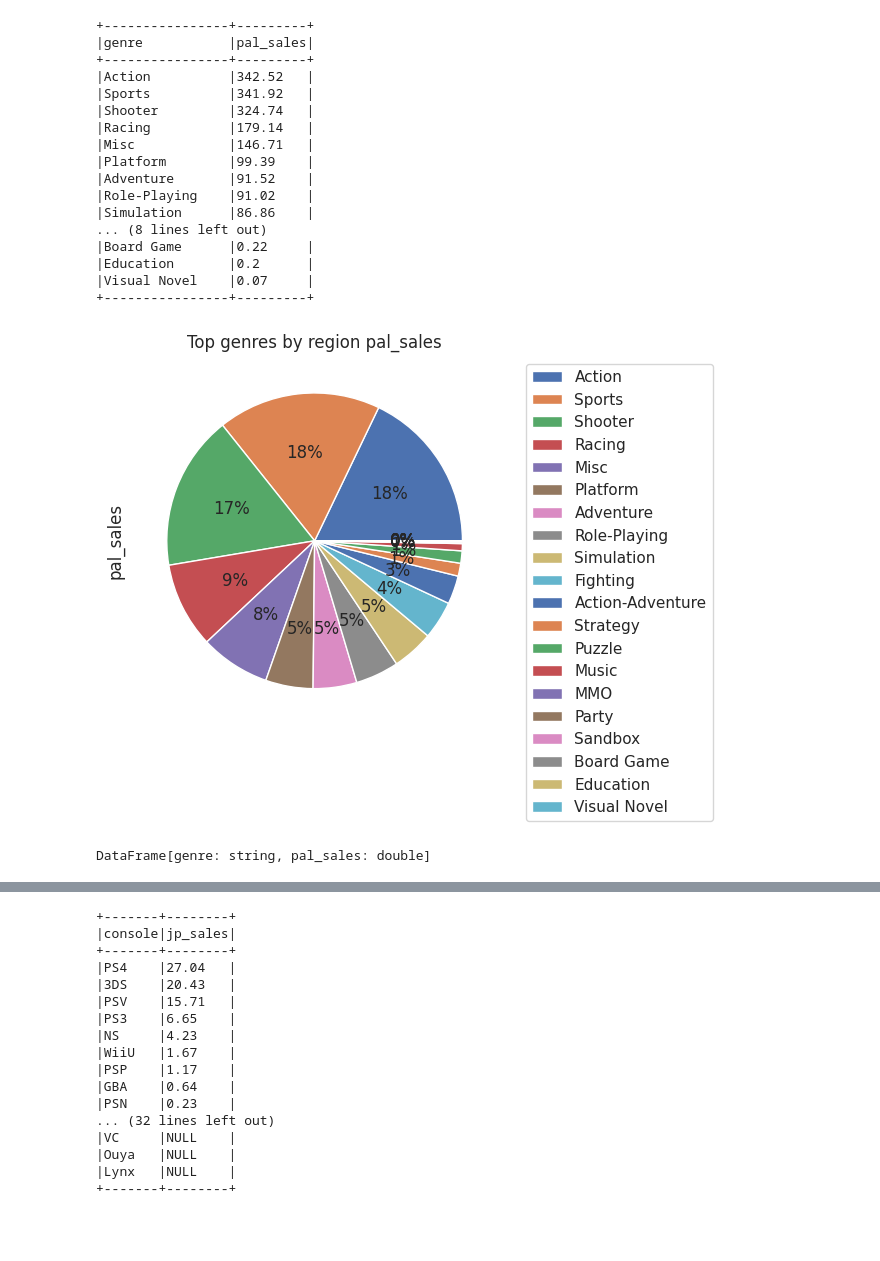
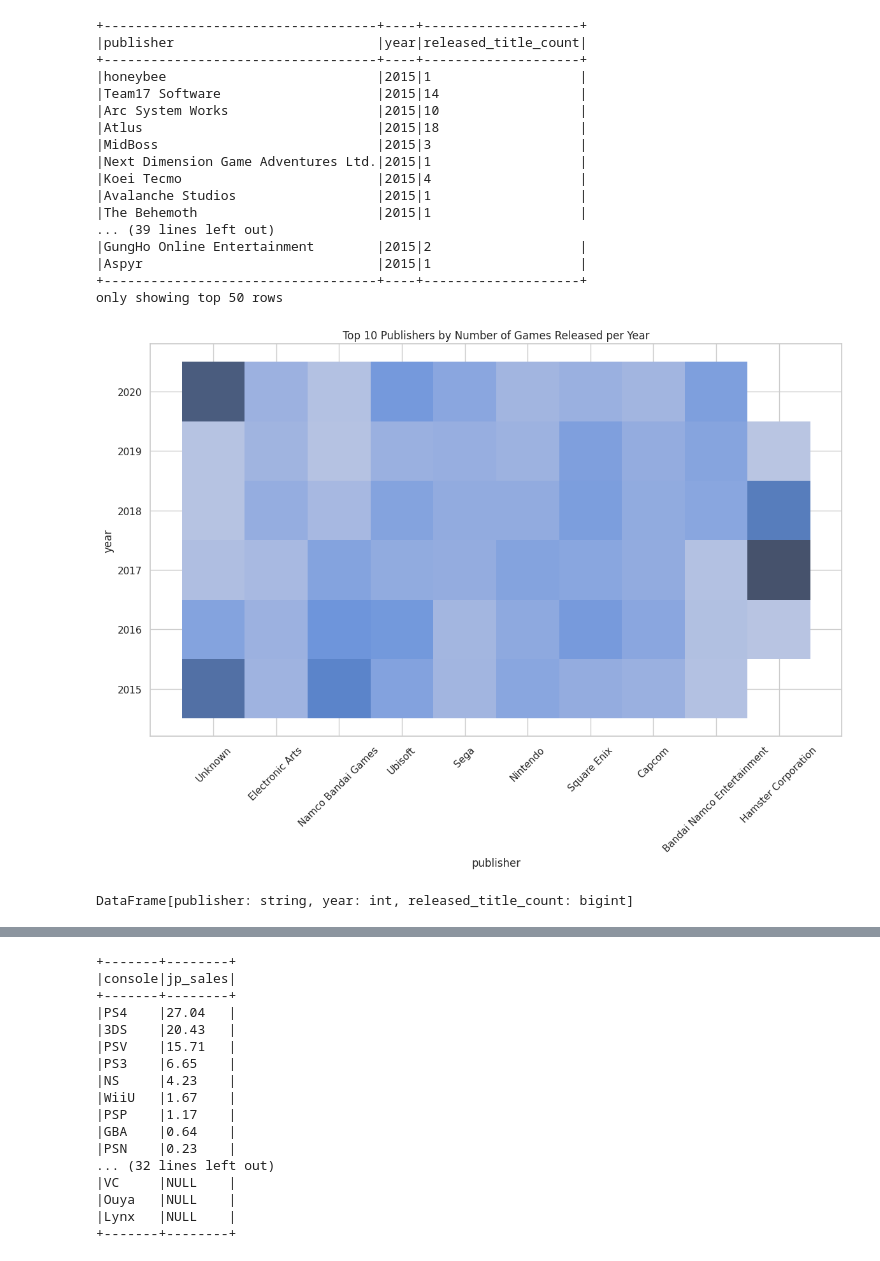
Before and after one commit to Pr0gger1/game-sales-analyzer, a Jupyter notebook: app.ipynb, the cells around one changed output, grey strips where cells are left out. Cells and saved outputs as stored; diff of their text form; code cells hidden in the pictures; blank space fills up the shorter version.

Commit message:
удалена функция сохранения графиков как изображение; добавлена функция топ 10 издателей по кол-ву выпущенных игр за год;

```diff
--- a/app.ipynb
+++ b/app.ipynb
@@ -86,22 +41,23 @@ Correlation between critic_score and total_sales: 0.3696868028666367
-# %%
-genres.get_popular_genres_by_region(df, "pal_sales")
-# %% [output]
-+----------------+---------+
-|genre           |pal_sales|
-+----------------+---------+
-|Action          |342.52   |
-|Sports          |341.92   |
-|Shooter         |324.74   |
-|Racing          |179.14   |
-|Misc            |146.71   |
-|Platform        |99.39    |
-|Adventure       |91.52    |
-|Role-Playing    |91.02    |
-|Simulation      |86.86    |
-... (8 lines left out)
-|Board Game      |0.22     |
-|Education       |0.2      |
-|Visual Novel    |0.07     |
-+----------------+---------+
-[figure, removed]
-DataFrame[genre: string, pal_sales: double]
+# %%
+# кол-во выпущенных игр на каждый год для топ n издателей
+publisher.count_of_games_by_year_from_publisher(df, 2015, 2020)
+# %% [output]
++-----------------------------------+----+--------------------+
+|publisher                          |year|released_title_count|
++-----------------------------------+----+--------------------+
+|honeybee                           |2015|1                   |
+|Team17 Software                    |2015|14                  |
+|Arc System Works                   |2015|10                  |
+|Atlus                              |2015|18                  |
+|MidBoss                            |2015|3                   |
+|Next Dimension Game Adventures Ltd.|2015|1                   |
+|Koei Tecmo                         |2015|4                   |
+|Avalanche Studios                  |2015|1                   |
+|The Behemoth                       |2015|1                   |
+... (39 lines left out)
+|GungHo Online Entertainment        |2015|2                   |
+|Aspyr                              |2015|1                   |
++-----------------------------------+----+--------------------+
+only showing top 50 rows
+[figure, added]
+DataFrame[publisher: string, year: int, released_title_count: bigint]
```
Also changed, not shown: parts of 14 cells of this notebook, 13 other files.
